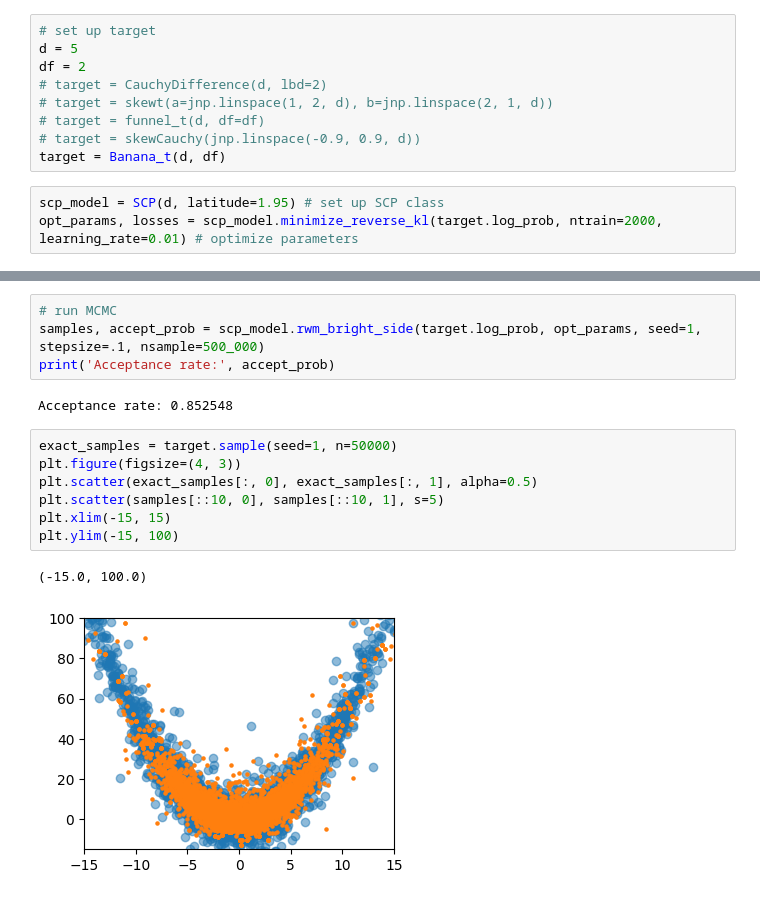
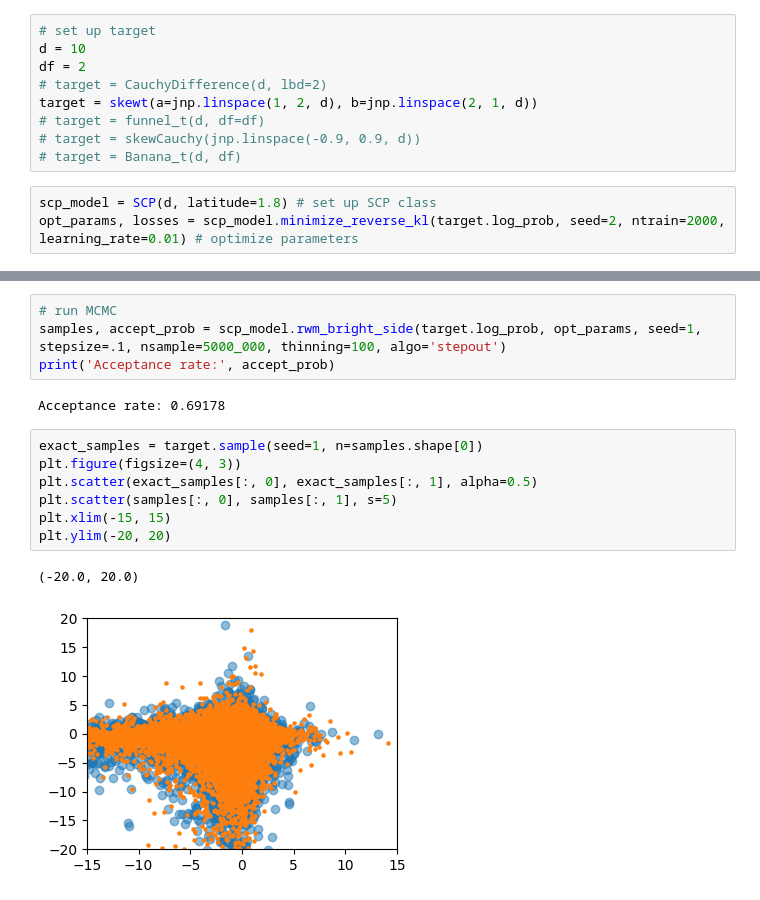
Before and after one commit to liusf15/sub-cauchy-sampler, a Jupyter notebook: experiments/examples.ipynb, the cells around one changed output, grey strips where cells are left out. Drawn from its saved outputs; the diff is of its cells as text.

```diff
--- a/experiments/examples.ipynb
+++ b/experiments/examples.ipynb
@@ -5,16 +6,16 @@ from src.scp_core import SCP
 from experiments.targets import Banana_t, skewt, skewCauchy, CauchyDifference, funnel_t
 # %%
 # set up target
-d = 5
+d = 10
 df = 2
 # target = CauchyDifference(d, lbd=2)
-# target = skewt(a=jnp.linspace(1, 2, d), b=jnp.linspace(2, 1, d))
+target = skewt(a=jnp.linspace(1, 2, d), b=jnp.linspace(2, 1, d))
 # target = funnel_t(d, df=df)
 # target = skewCauchy(jnp.linspace(-0.9, 0.9, d))
-target = Banana_t(d, df)
+# target = Banana_t(d, df)
 # %%
-scp_model = SCP(d, latitude=1.95) # set up SCP class
-opt_params, losses = scp_model.minimize_reverse_kl(target.log_prob, ntrain=2000, learning_rate=0.01) # optimize parameters
+scp_model = SCP(d, latitude=1.8) # set up SCP class
+opt_params, losses = scp_model.minimize_reverse_kl(target.log_prob, seed=2, ntrain=2000, learning_rate=0.01) # optimize parameters
 # %%
 plt.figure(figsize=(3, 3))
 plt.plot(losses)
@@ -25,19 +26,19 @@ Text(0.5, 1.0, 'KL divergence vs training steps')
 # %%
 # run MCMC
-samples, accept_prob = scp_model.rwm_bright_side(target.log_prob, opt_params, seed=1, stepsize=.1, nsample=500_000)
+samples, accept_prob = scp_model.rwm_bright_side(target.log_prob, opt_params, seed=1, stepsize=.1, nsample=5000_000, thinning=100, algo='stepout')
 print('Acceptance rate:', accept_prob)
 # %% [output]
-Acceptance rate: 0.852548
+Acceptance rate: 0.69178
 # %%
-exact_samples = target.sample(seed=1, n=50000)
+exact_samples = target.sample(seed=1, n=samples.shape[0])
 plt.figure(figsize=(4, 3))
 plt.scatter(exact_samples[:, 0], exact_samples[:, 1], alpha=0.5)
-plt.scatter(samples[::10, 0], samples[::10, 1], s=5)
+plt.scatter(samples[:, 0], samples[:, 1], s=5)
 plt.xlim(-15, 15)
-plt.ylim(-15, 100)
+plt.ylim(-20, 20)
 # %% [output]
-(-15.0, 100.0)
+(-20.0, 20.0)
-[figure, old version]
+[figure, new version]
 # %%
 fig, ax = plt.subplots(1, 2, figsize=(6, 3))
 for i in [0, 1]:
```
Also changed, not shown: parts of 6 cells of this notebook.
